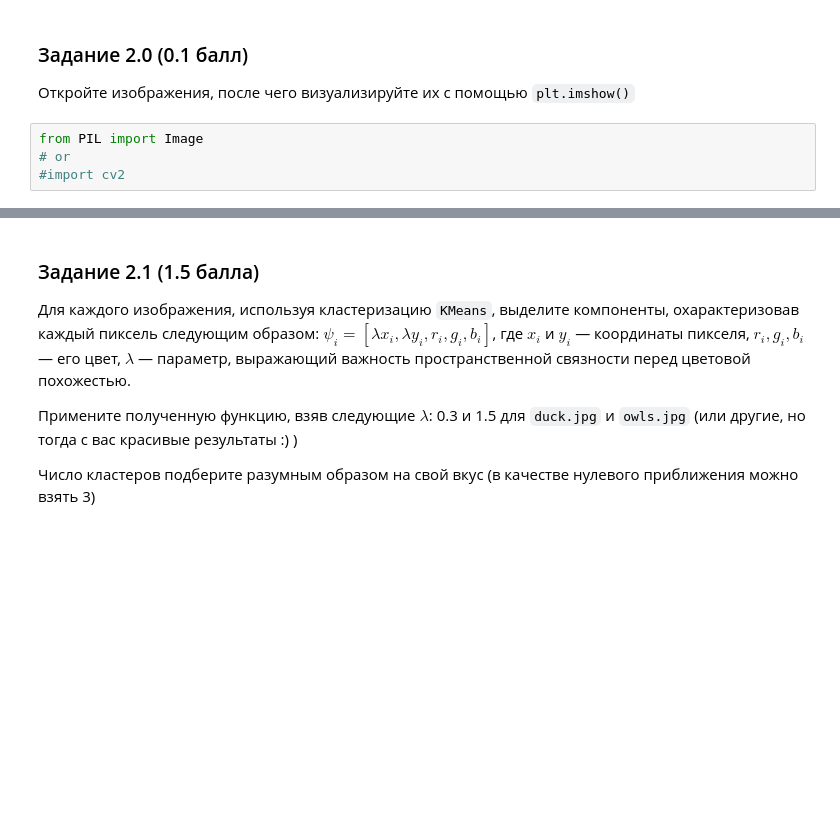
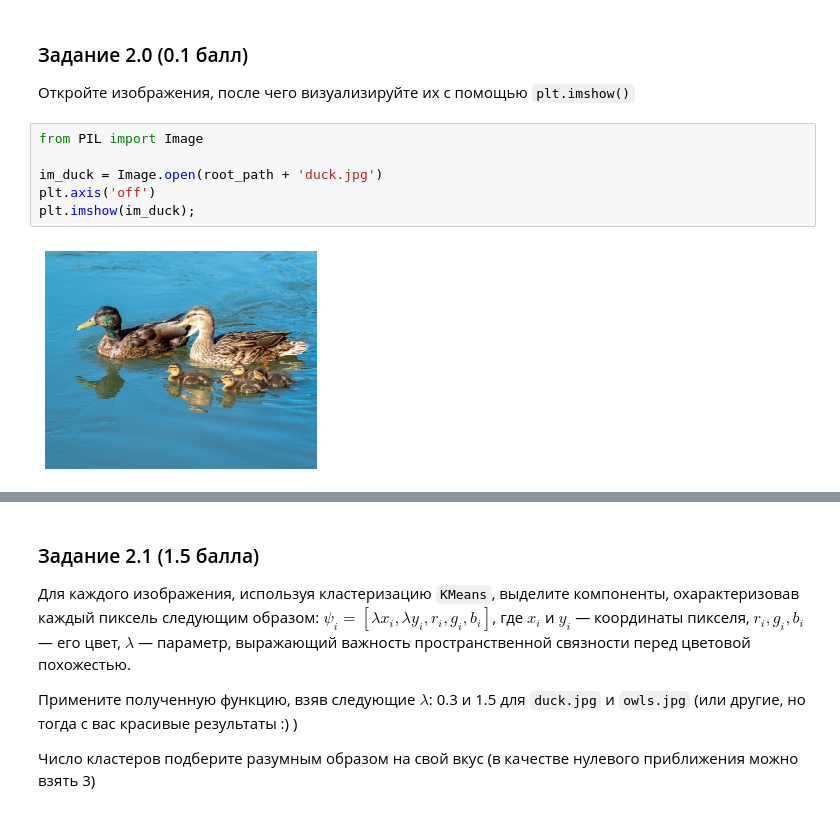
Before and after one commit to Kulikov17/MLDS_ML, a Jupyter notebook: HW4/clustering.ipynb, the cells around one changed output, grey strips where cells are left out. Drawn from its saved outputs; the diff is of its cells as text; blank space fills up the shorter version.

````diff
--- a/HW4/clustering.ipynb
+++ b/HW4/clustering.ipynb
@@ -193,7 +193,11 @@ print(kmeans.labels_)
 ### Задание 2.0 (0.1 балл)
 
 Откройте изображения, после чего визуализируйте их с помощью ```plt.imshow()```
-# %%
-from PIL import Image
-# or
-#import cv2
+# %%
+from PIL import Image
+
+im_duck = Image.open(root_path + 'duck.jpg')
+plt.axis('off')
+plt.imshow(im_duck);
+# %% [output]
+[figure, added]
````
Also changed, not shown: parts of 12 cells of this notebook.
